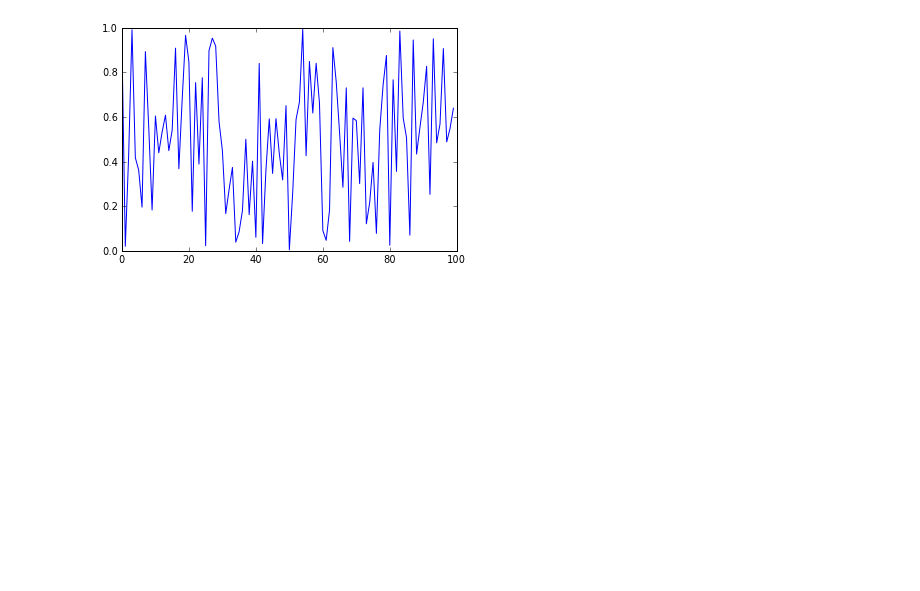
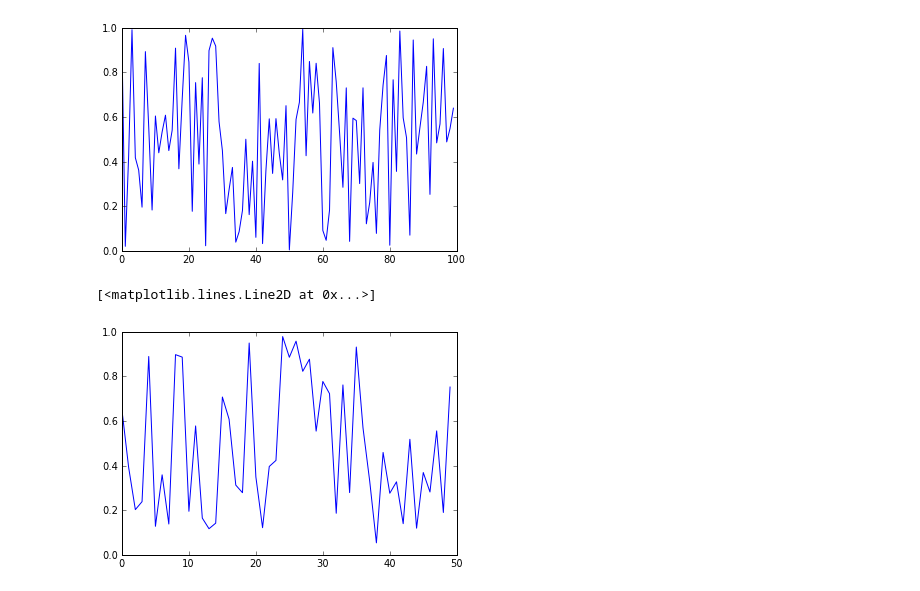
Before and after one commit to dedx/PHYS200, a Jupyter notebook: MyFirstNotebook.ipynb, the cells around one changed output. Saved outputs shown, nothing was run; the diff lists cells and outputs as text; code cells hidden in the pictures; blank space fills up the shorter version.

```diff
--- a/MyFirstNotebook.ipynb
+++ b/MyFirstNotebook.ipynb
@@ -5,3 +5,10 @@ plot(a)
 # %% [output]
 [<matplotlib.lines.Line2D at 0x...>]
 [figure]
+# %%
+b=rand(50)
+# %%
+plot(b)
+# %% [output]
+[<matplotlib.lines.Line2D at 0x...>]
+[figure, added]
```
